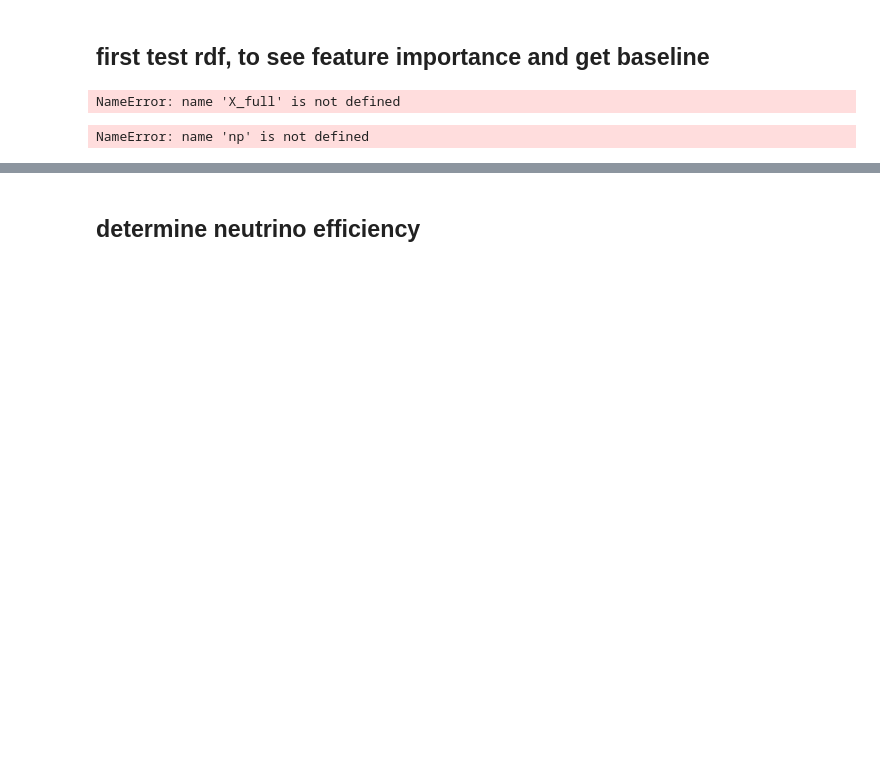
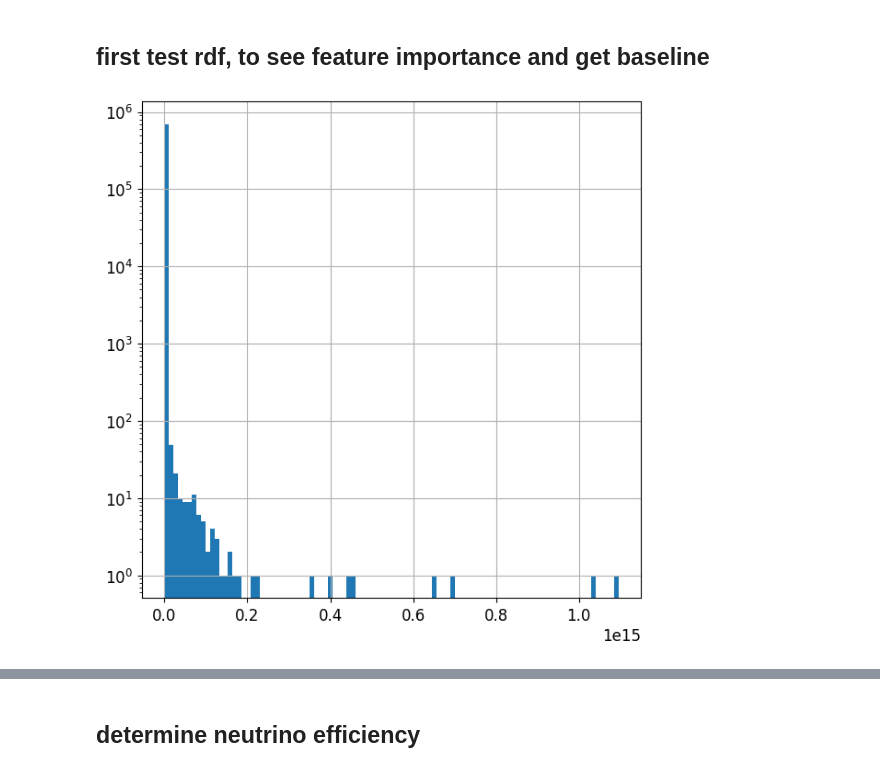
Before and after one commit to JesseBosman/NIKHEF_repo, a Jupyter notebook: RDF.ipynb, the cells around one changed output, grey strips where cells are left out. Saved outputs shown, nothing was run; the diff lists cells and outputs as text; code cells hidden in the pictures; blank space fills up the shorter version.

```diff
--- a/RDF.ipynb
+++ b/RDF.ipynb
@@ -139,45 +179,18 @@ for train_index, test_index in kfold.split(X_full):
 
     y_train = y_train_compl['is_neutrino']
 
-    clf = RFC(random_state=random_state, verbose = 0, n_jobs=-1)
+    clf = RFC(random_state=random_state, verbose = 0)
     clf.fit(X_train, y_train)
     importances += clf.feature_importances_
     prediction_probabilities = clf.predict_proba(X_test)
     y_pred = np.argmax(prediction_probabilities, axis = 1)
 
-    y_test_compl['muon_score'] = prediction_probabilities[:,0]
+    y_test_compl['muonscore_new'] = prediction_probabilities[:,0]
     y_test_compl['prediction'] = y_pred
-    y_test_compl["E.trks.E[.,0]"] = X_test["E.trks.E[.,0]"]
-    y_test_compl["E.trks.E[.,1]"] = X_test["E.trks.E[.,1]"]
+    y_test_compl["energy_recoJEnergy"] = X_test["energy_recoJEnergy"]
+    y_test_compl["energy_recoJShower"] = X_test["energy_recoJShower"]
     # y_test_compl[""] = X_test['jmuon_E']
 
     exp_data = pd.concat([exp_data, y_test_compl])
 
 importances = importances/5
-# %% [output]
-NameError: name 'X_full' is not defined
-# %%
-n_features = 15
-indices = np.argsort(importances)[::-1]
-print("Feature ranking:")
-for f in range(X_full.shape[1]):
-    print("%d. feature %s (%f)" % (f + 1, X_full.columns[indices[f]], importances[indices[f]]))
-# Get feature importances from the RandomForestClassifier
-
-
-# Get column names from X_train
-column_names = X_full.columns
-# Rearrange column names based on sorted feature importances
-sorted_column_names = column_names[indices[:n_features]]
-sorted_importances = importances[indices[:n_features]]
-
-# Create a bar plot
-plt.figure(figsize=(10, 7))
-plt.barh(range(n_features), sorted_importances)
-plt.yticks(range(n_features), sorted_column_names)
-plt.xlabel('Feature Importance')
-plt.ylabel('Feature')
-plt.title('Feature Importances Top {} Features'.format(n_features))
-plt.show()
-# %% [output]
-NameError: name 'np' is not defined
@@ -183,0 +202,4 @@ NameError: name 'np' is not defined
+# %%
+hist = data["int_len"].hist(bins=100, log = True)
+# %% [output]
+[figure, added]
```
Also changed, not shown: parts of 20 cells of this notebook, 17 other files.
